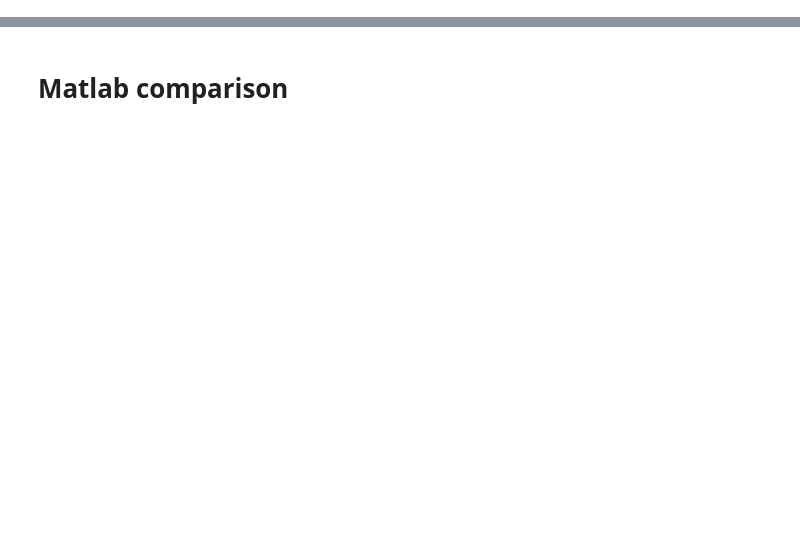
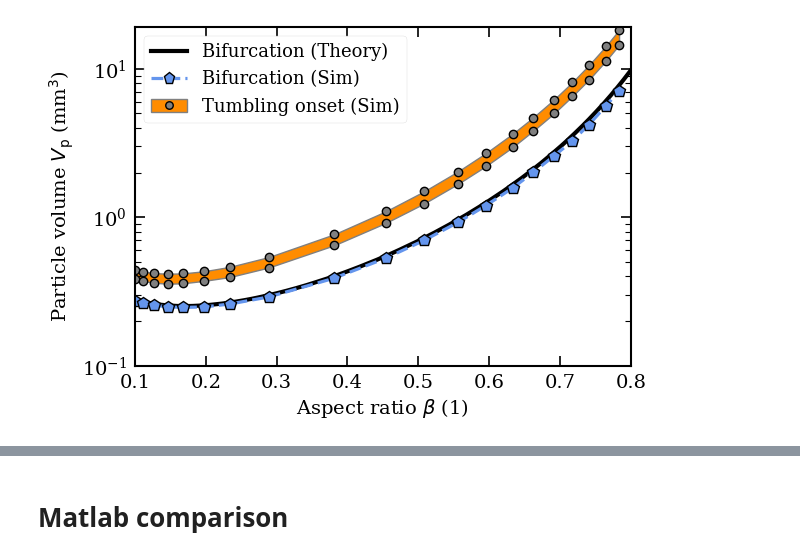
Before and after one commit to insalt-glitch/project-spheroids, a Jupyter notebook: playground.ipynb, the cells around one changed output, grey strips where cells are left out. Cells and saved outputs as stored; diff of their text form; code cells hidden in the pictures; blank space fills up the shorter version.

Commit message:
Search of bifurcation and exploration

```diff
--- a/playground.ipynb
+++ b/playground.ipynb
@@ -13,6 +20,6 @@ plt.style.use("plot_style.mplstyle")
 # %%
 # NOTE: very interesting point at beta=0.1, vol=4.5e-10, omega0=[0,+2,-1]
-a_perp, a_para=dynamics.spheriodDimensionsFromBeta(beta=0.1, particle_volume=5e-10)
+a_perp, a_para=dynamics.spheriodDimensionsFromBeta(beta=0.1, particle_volume=4.5e-10)
 const = dynamics.SystemConstants(
     a_perp=a_perp,
     a_para=a_para,
@@ -22,10 +29,10 @@ rng = np.random.default_rng(0)
 x0     = np.array([0,0,0])
 v0     = np.array([const.v_g, 0, 0]) + 1e-6 * const.W * rng.normal(size=3)
 n0     = np.array([1,0,0])
-omega0 = np.array([0, +2, -1]) #  0.9922778997e-3
+omega0 = np.array([0, 0, 1e-7]) #  0.9922778997e-3
 y0 = np.concat([x0, v0, n0, omega0])
 
-t_span=(100.0, 105)
+t_span=(0.0, 105.0)
 t = np.concat([
     [0.0],
     np.linspace(*t_span, num=100_000),
@@ -71,42 +92,58 @@ plt.show()
 # %%
 with h5py.File("data/bifurcation_search_002.h5") as f:
-    sim_beta = f['betas'][:]
-    sim_vols = np.array([f[f"{i}/volume"][-1] for i in range(len(sim_beta))])
-with h5py.File("data/tumbling_transition_search_001.h5") as f:
-    sim_tumble_beta = f['betas'][:]
-    sim_tumble_vols = np.array([f[f"{i}/volume"][-1] for i in range(len(sim_tumble_beta))])
-beta, volume = np.loadtxt("bifurcation_high.txt", delimiter=";")
+    sim_bif_beta = f['betas'][:]
+    sim_bif_vols = np.array([f[f"{i}/volume"][-1] for i in range(len(sim_bif_beta))])
+with h5py.File("data/tumbling_transition_high_search_001.h5") as f:
+    sim_tum_low_beta = f['betas'][:]
+    sim_tum_low_vols = np.array([f[f"{i}/volume"][-1] for i in range(len(sim_tum_low_beta))])
+with h5py.File("data/tumbling_transition_low_search_001.h5") as f:
+    sim_tum_high_beta = f['betas'][:]
+    sim_tum_high_vols = np.array([f[f"{i}/volume"][-1] for i in range(len(sim_tum_high_beta))])
+beta, volume = np.loadtxt("data/bifurcation_high.txt", delimiter=";")
 
 plt.style.use("plot_style.mplstyle")
 plt.figure()
-plt.plot(beta, volume * 1e9, ls="solid", color="black",  lw=3, label="Bifurcation (Theory)")
-plt.plot(
-    sim_beta, sim_vols * 1e9, ls="--", color="cornflowerblue",
-    marker="o", markersize=8, markeredgecolor="black", markeredgewidth=1,
-    label="Bifurcation (Simulation)"
+b_theo = plt.plot(beta, volume * 1e9, ls="solid", color="black",  lw=3,)[-1]
+b_sim = plt.plot(
+    sim_bif_beta, sim_bif_vols * 1e9, ls="--", color="cornflowerblue",
+    marker="p", markersize=9, markeredgecolor="black", markeredgewidth=1,
+)[-1]
+t_fill = plt.fill_between(
+    sim_tum_low_beta, y1=sim_tum_low_vols * 1e9, y2=sim_tum_high_vols * 1e9,
+    color="darkorange", edgecolor="gray", lw=1,
 )
-plt.plot(sim_tumble_beta, sim_tumble_vols * 1e9, color="darkorange", ls="-.",
-         marker="p", markersize=8, markeredgecolor="black", markeredgewidth=1,label="Tumbling onset (Simulation)")
+t_point = plt.plot(
+    np.concat([sim_tum_low_beta, sim_tum_high_beta]),
+    np.concat([sim_tum_low_vols, sim_tum_high_vols]) * 1e9,
+    color="gray", ls="",
+    marker="o", markersize=6, markeredgecolor="black", markeredgewidth=1,
+)[-1]
 plt.xlim(0.1, 0.8)
 plt.ylim(bottom=1e-1)
 plt.yscale("log")
-plt.xlabel("Aspect ratio $\\lambda$ (1)")
-plt.ylabel("Particle volume $V_p$ (mm$^3$)")
-plt.legend()
+plt.xlabel("Aspect ratio $\\beta$ (1)")
+plt.ylabel("Particle volume $V_\\text{p}$ (mm$^3$)")
+plt.legend([b_theo, b_sim, (t_fill, t_point)],
+            ["Bifurcation (Theory)", "Bifurcation (Sim)", "Tumbling onset (Sim)"],
+            loc="upper left", markerscale=0.9,
+            handler_map={tuple: matplotlib.legend_handler.HandlerTuple()})
 
+plt.savefig("figures/bifurcation_diagram.pdf", bbox_inches="tight")
 def galileoNumber(particle_volume):
     g = 9.81
     nu = 1.51147e-5
     curly_R = 1.2e3 / 1.204
     curly_V = g * particle_volume / nu ** 2
     return np.sqrt((6 / np.pi) * curly_R * curly_V)
 
 def willmarthInertiaParameter(beta):
     curly_R = 1.2e3 / 1.204
     return (5 * np.sqrt(3) / 256) * beta * curly_R
 
 # plt.figure()
 # plt.plot(galileoNumber(volume), willmarthInertiaParameter(beta))
 # plt.plot(galileoNumber(sim_vols), willmarthInertiaParameter(sim_beta))
 # plt.plot(galileoNumber(sim_tumble_vols), willmarthInertiaParameter(sim_tumble_beta))
 # plt.show()
+# %% [output]
+[figure, added]
```
Also changed, not shown: parts of 15 cells of this notebook, 4 other files.
